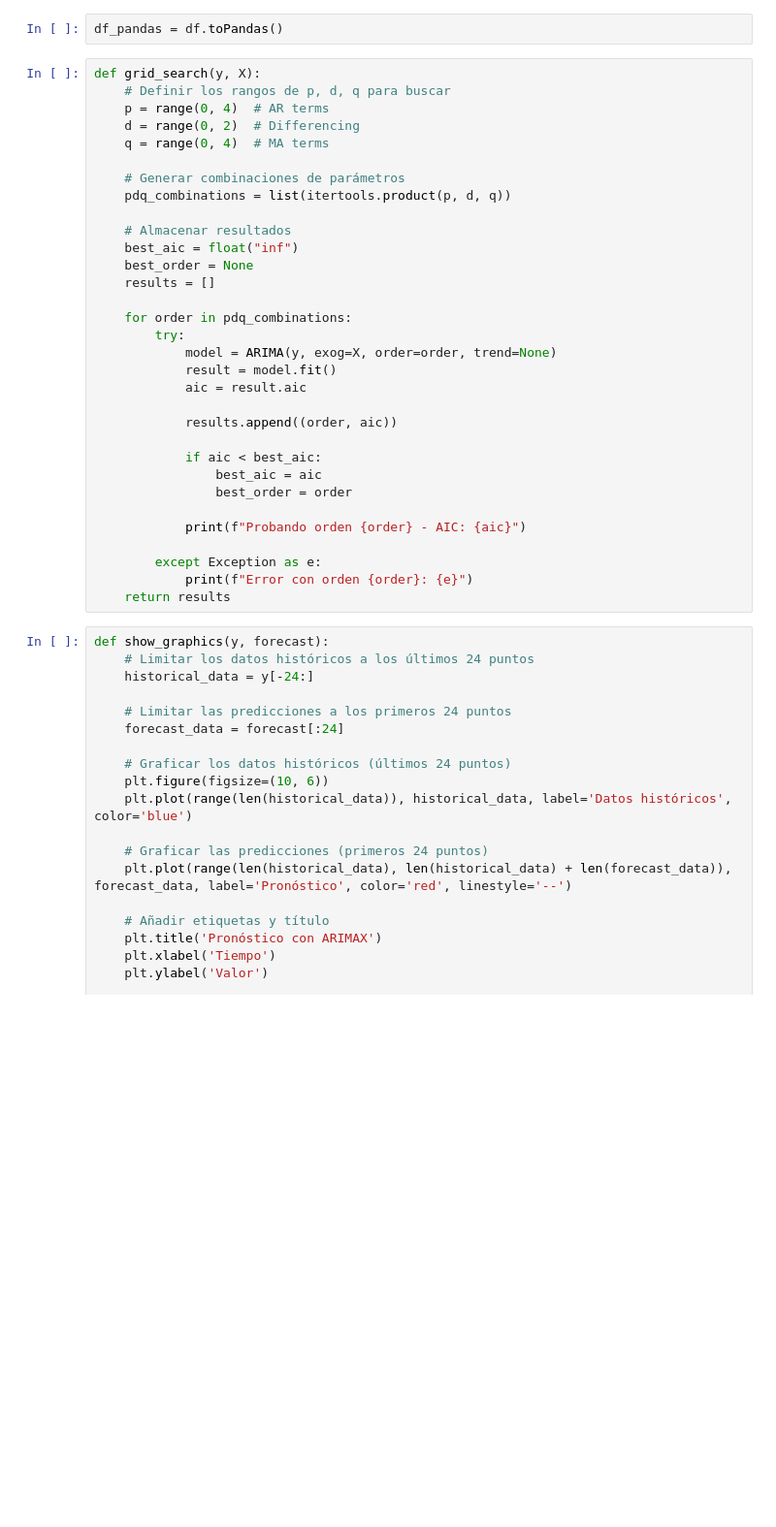
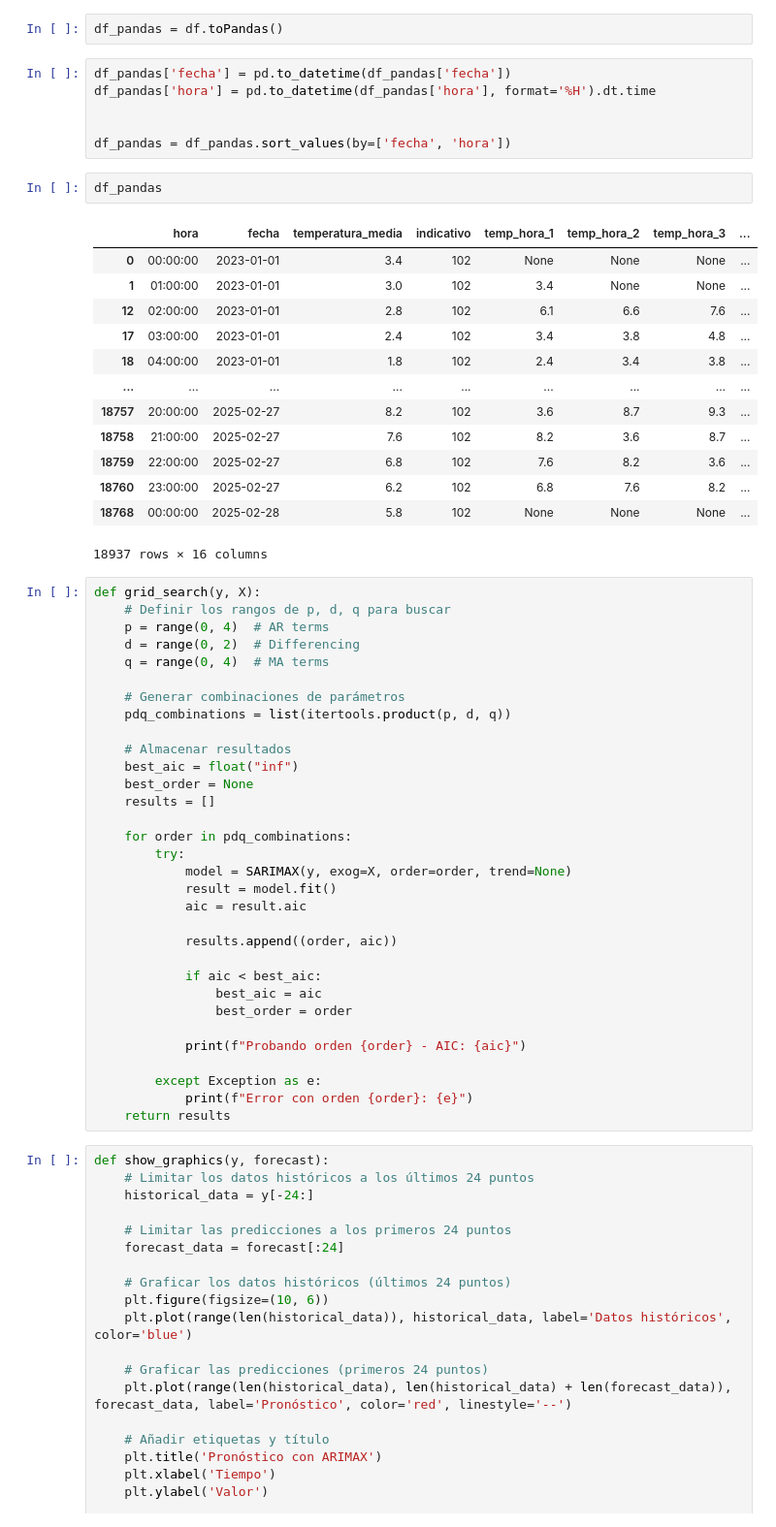
Before and after one commit to GamblerRunner/PrediccionMeteorologica, a Jupyter notebook: src/modeling/modeling_diario/temperatura.ipynb, the cells around one changed output. Shown at 97% size. Cells and saved outputs as stored; diff of their text form; blank space fills up the shorter version.

```diff
--- a/src/modeling/modeling_diario/temperatura.ipynb
+++ b/src/modeling/modeling_diario/temperatura.ipynb
@@ -102,6 +108,28 @@ df.show(20)
 only showing top 20 rows
 # %%
 df_pandas = df.toPandas()
+# %%
+df_pandas['fecha'] = pd.to_datetime(df_pandas['fecha'])
+df_pandas['hora'] = pd.to_datetime(df_pandas['hora'], format='%H').dt.time
+
+
+df_pandas = df_pandas.sort_values(by=['fecha', 'hora'])
+# %%
+df_pandas
+# %% [output]
+|  | hora | fecha | temperatura_media | indicativo | temp_hora_1 | temp_hora_2 | temp_hora_3 | ... |
+| 0 | 00:00:00 | 2023-01-01 | 3.4 | 102 | None | None | None | ... |
+| 1 | 01:00:00 | 2023-01-01 | 3.0 | 102 | 3.4 | None | None | ... |
+| 12 | 02:00:00 | 2023-01-01 | 2.8 | 102 | 6.1 | 6.6 | 7.6 | ... |
+| 17 | 03:00:00 | 2023-01-01 | 2.4 | 102 | 3.4 | 3.8 | 4.8 | ... |
+| 18 | 04:00:00 | 2023-01-01 | 1.8 | 102 | 2.4 | 3.4 | 3.8 | ... |
+| ... | ... | ... | ... | ... | ... | ... | ... | ... |
+| 18757 | 20:00:00 | 2025-02-27 | 8.2 | 102 | 3.6 | 8.7 | 9.3 | ... |
+| 18758 | 21:00:00 | 2025-02-27 | 7.6 | 102 | 8.2 | 3.6 | 8.7 | ... |
+| 18759 | 22:00:00 | 2025-02-27 | 6.8 | 102 | 7.6 | 8.2 | 3.6 | ... |
+| 18760 | 23:00:00 | 2025-02-27 | 6.2 | 102 | 6.8 | 7.6 | 8.2 | ... |
+| 18768 | 00:00:00 | 2025-02-28 | 5.8 | 102 | None | None | None | ... |
+18937 rows × 16 columns
 # %%
 def grid_search(y, X):
     # Definir los rangos de p, d, q para buscar
@@ -119,7 +147,7 @@ def grid_search(y, X):
 
     for order in pdq_combinations:
         try:
-            model = ARIMA(y, exog=X, order=order, trend=None)
+            model = SARIMAX(y, exog=X, order=order, trend=None)
             result = model.fit()
             aic = result.aic
 
```
Also changed, not shown: parts of 17 cells of this notebook.
